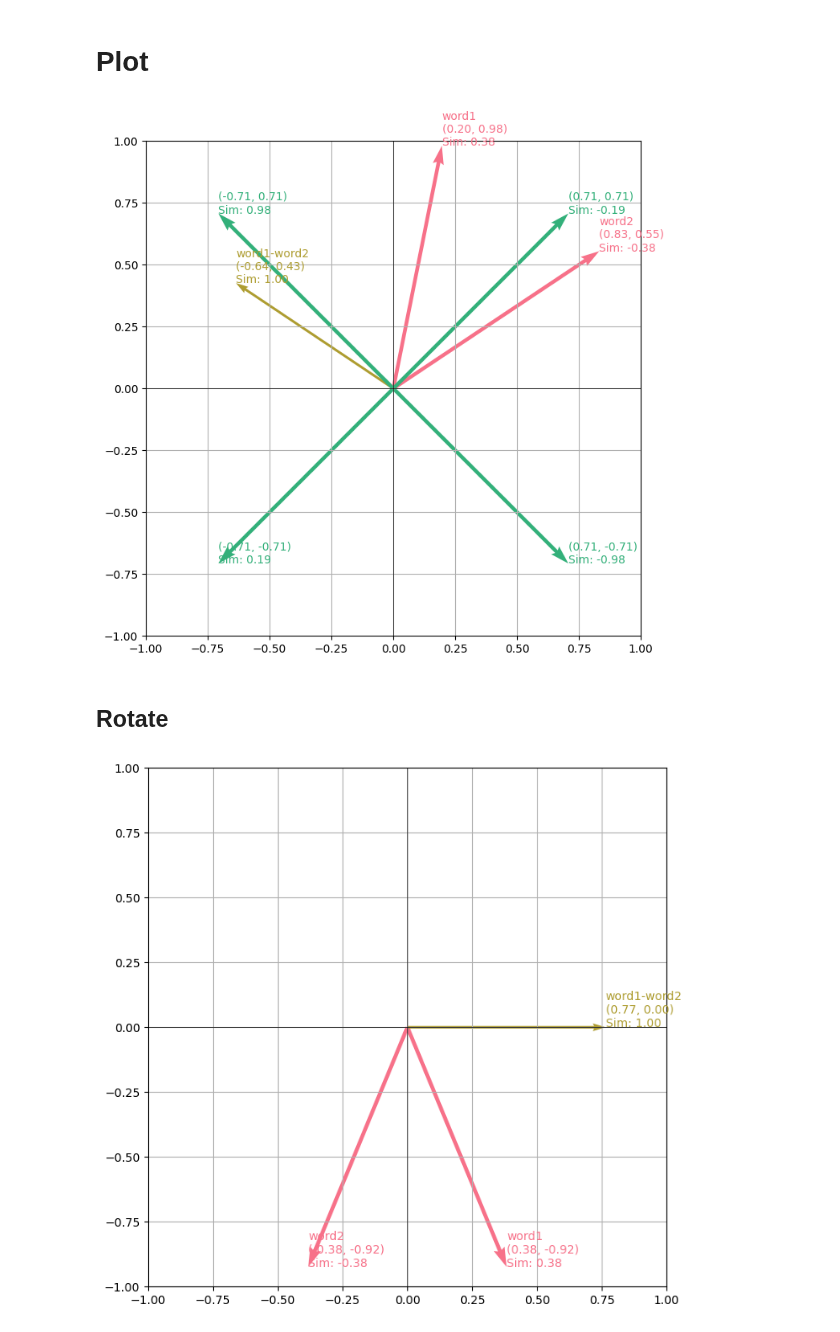
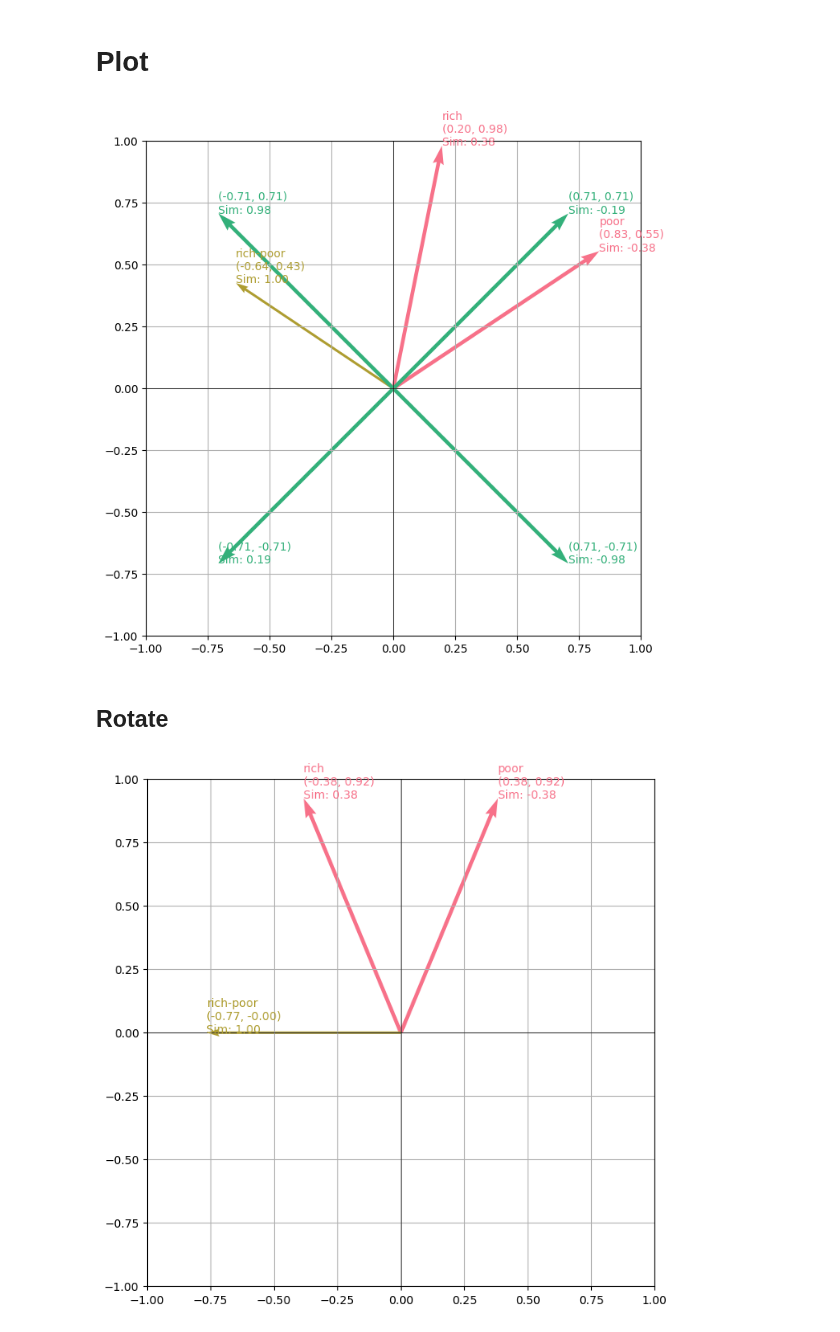
Before and after one commit to rfunklab/computational_social_science_for_organizational_research, a Jupyter notebook: sessions/language/notebook/embedding_geometry.ipynb, the cells around one changed output. Drawn from its saved outputs; the diff is of its cells as text; code cells hidden in the pictures.

```diff
--- a/sessions/language/notebook/embedding_geometry.ipynb
+++ b/sessions/language/notebook/embedding_geometry.ipynb
@@ -20,7 +20,7 @@ def cosine_similarity(v1, v2):
 def plot_vectors_with_cosine_similarity(word1_label, word2_label, word1_vec, word2_vec, rotate=False, plot_reference_vectors=True):
 
   # colors
-  colors = sns.color_palette("husl", 5)  # Fetching a palette with 5 colors
+  colors = sns.color_palette("husl", 5)
 
   # reference vectors
   reference_vectors = np.array([(1, 1), (-1, 1), (-1, -1), (1, -1)])
@@ -33,10 +33,12 @@ def plot_vectors_with_cosine_similarity(word1_label, word2_label, word1_vec, wor
   # vector subtraction
   word_diff_vec = word1_vec - word2_vec
 
-  # rotate to set word1-word2 as x-axis using rotation matrix
+  # rotate to set word1-word2 as x-axis using a rotation matrix
   if rotate:
-    angle = np.arctan2(word_diff_vec[1], word_diff_vec[0])
-    rotation_matrix = np.array([[np.cos(-angle), -np.sin(-angle)], [np.sin(-angle), np.cos(-angle)]])
+    angle = -1*(np.arctan2(word_diff_vec[1], word_diff_vec[0]) + np.pi)
+    rotation_matrix = np.array([
+    [np.cos(angle), -np.sin(angle)],
+    [np.sin(angle), np.cos(angle)]])
     word1_vec = np.dot(rotation_matrix, word1_vec)
     word2_vec = np.dot(rotation_matrix, word2_vec)
     word_diff_vec = np.dot(rotation_matrix, word_diff_vec)
@@ -61,7 +63,11 @@ def plot_vectors_with_cosine_similarity(word1_label, word2_label, word1_vec, wor
   ax.set_aspect("equal")
 
   # plot the word vectors
-  for word, vector, color, label, similarity in zip([word1_label, word2_label], [word1_vec, word2_vec], [colors[0], colors[0]], [word1_label, word2_label], [word_vectors_similarities[0],word_vectors_similarities[1]]):
+  for word, vector, color, label, similarity in zip([word1_label, word2_label],
+                                                    [word1_vec, word2_vec],
+                                                    [colors[0], colors[0]],
+                                                    [word1_label, word2_label],
+                                                    [word_vectors_similarities[0],word_vectors_similarities[1]]):
     plt.quiver(0, 0, vector[0], vector[1], angles="xy", scale_units="xy", scale=1, color=color)
     plt.text(vector[0], vector[1], f"{label}\n({vector[0]:.2f}, {vector[1]:.2f})\nSim: {similarity:.2f}", color=color)
 
@@ -86,21 +92,21 @@ word1_vec_updated = np.array([1, 5])
 word2_vec_updated = np.array([6, 4])
 # %%
 # plot
-plot_vectors_with_cosine_similarity(word1_label="word1",
-                                    word2_label="word2",
+plot_vectors_with_cosine_similarity(word1_label="rich",
+                                    word2_label="poor",
                                     word1_vec=word1_vec_updated,
                                     word2_vec=word2_vec_updated)
 # %% [output]
-[figure, old version]
+[figure, new version]
 # %% [markdown]
 ## Rotate
 # %%
 # plot
-plot_vectors_with_cosine_similarity(word1_label="word1",
-                                    word2_label="word2",
+plot_vectors_with_cosine_similarity(word1_label="rich",
+                                    word2_label="poor",
                                     word1_vec=word1_vec_updated,
                                     word2_vec=word2_vec_updated,
                                     rotate=True,
                                     plot_reference_vectors=False)
 # %% [output]
-[figure, old version]
+[figure, new version]
```
